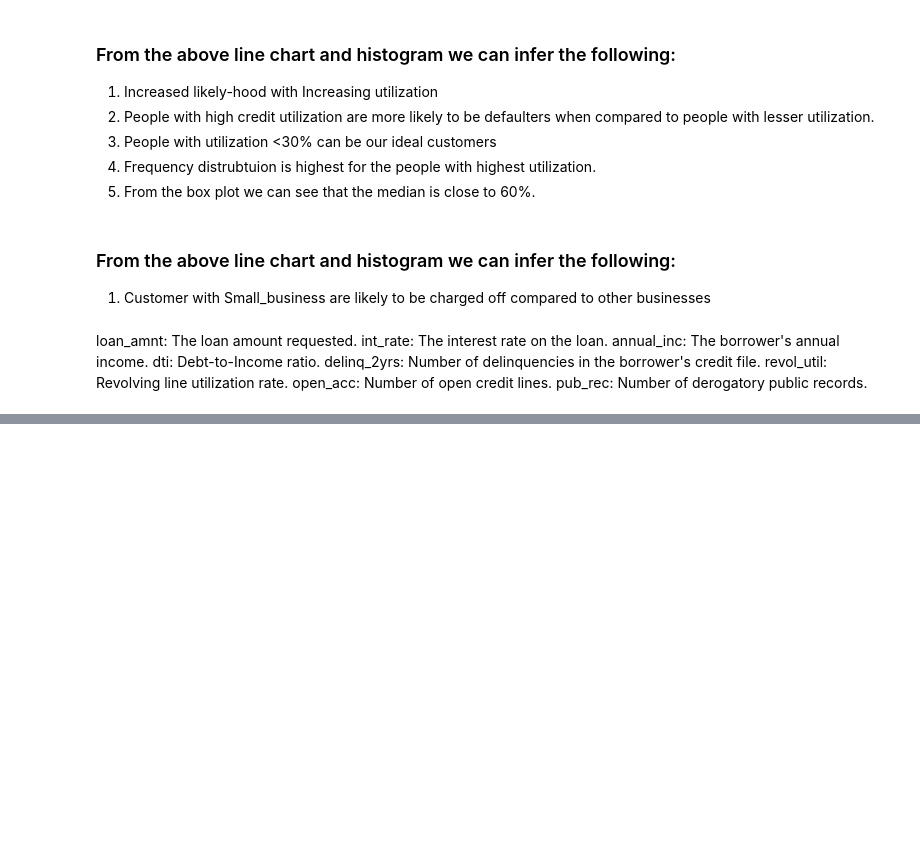
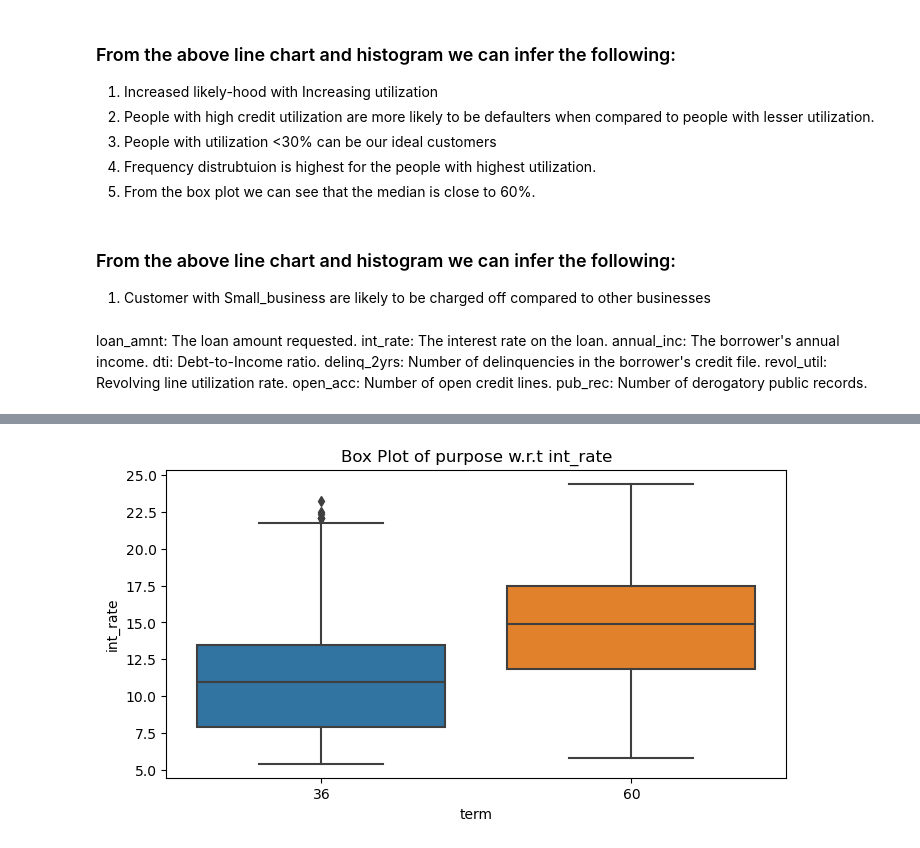
Before and after one commit to rupeshshuklavarroc/Lending_Case_Study_Rupesh_Harshali, a Jupyter notebook: Lending_Case_Study_Rupesh_Harshali_09_10_2023.ipynb, the cells around one changed output, grey strips where cells are left out. Saved outputs shown, nothing was run; the diff lists cells and outputs as text; code cells hidden in the pictures; blank space fills up the shorter version.

```diff
--- a/Lending_Case_Study_Rupesh_Harshali_09_10_2023.ipynb
+++ b/Lending_Case_Study_Rupesh_Harshali_09_10_2023.ipynb
@@ -472,0 +487,7 @@ Text(0, 0.5, 'Loan Application Count')
+# %%
+plt.figure(figsize=(8, 4))  # Set the figure size before creating the plot
+sns.boxplot(x='term', y='int_rate', data=loan_df.sort_values('purpose'))
+plt.title('Box Plot of purpose w.r.t int_rate')
+plt.show()
+# %% [output]
+[figure, added]
```
Also changed, not shown: parts of 36 cells of this notebook.
